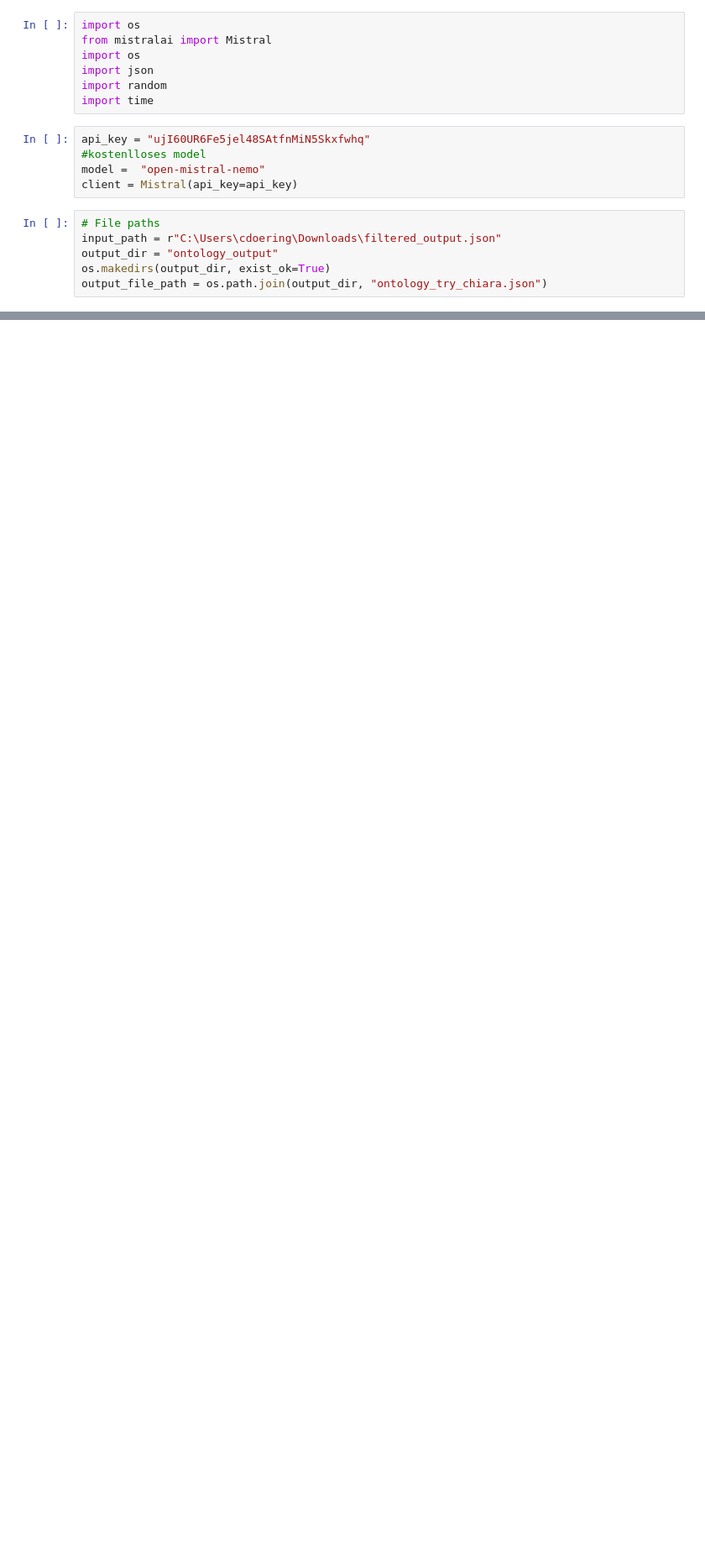
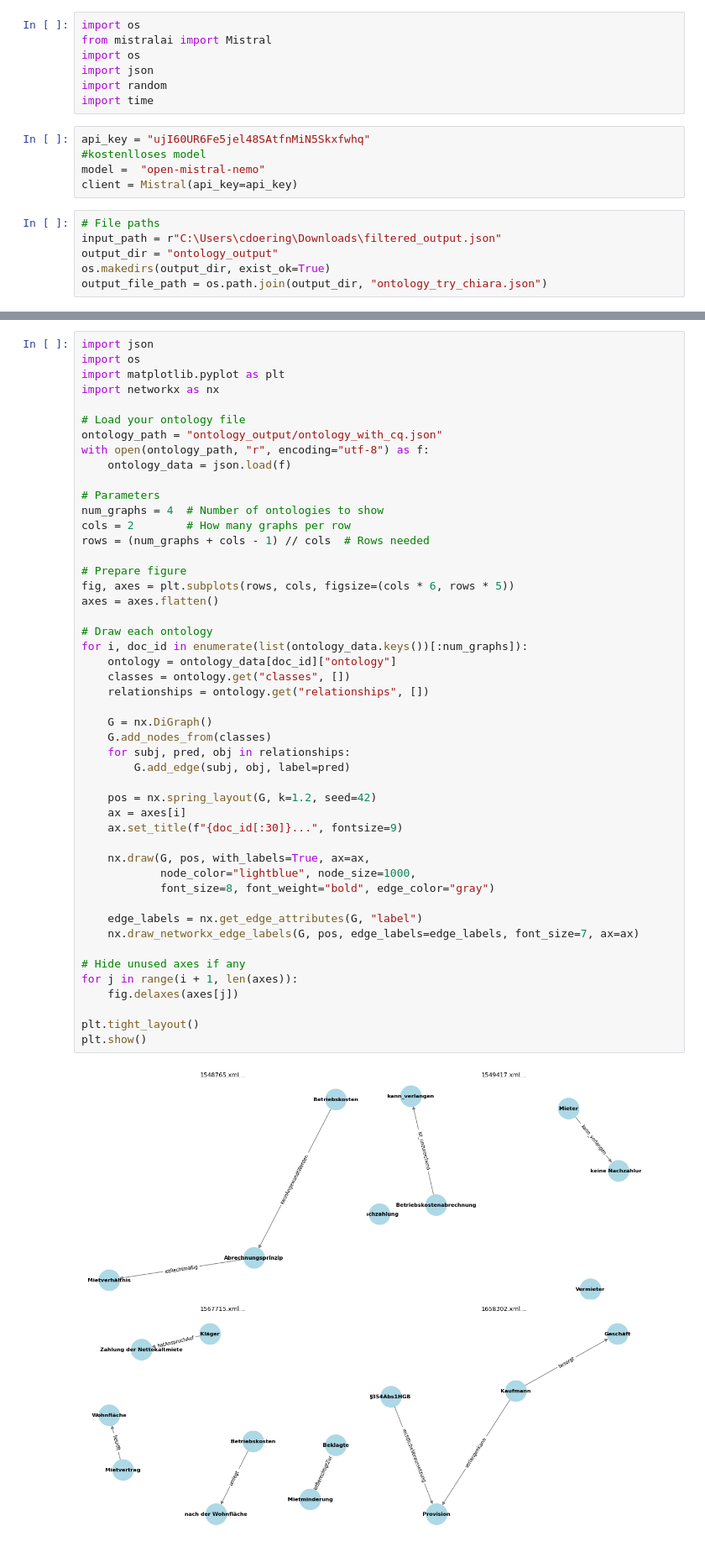
Before and after one commit to fabianstrue/CapstoneDATEV25, a Jupyter notebook: generate_ontology.ipynb, the cells around one changed output, grey strips where cells are left out. Shown at 84% size. Cells and saved outputs as stored; diff of their text form; blank space fills up the shorter version.

Commit message:
Ontology Aktualisierung+Visualisierung

```diff
--- a/generate_ontology.ipynb
+++ b/generate_ontology.ipynb
@@ -259,3 +209,53 @@ print("✅ Ontology extraction with competency questions completed.")
 ✅ Ontology extracted for 1568706.xml
 ✅ Ontology extracted for 1535555.xml
 ✅ Ontology extraction with competency questions completed.
+# %%
+import json
+import os
+import matplotlib.pyplot as plt
+import networkx as nx
+
+# Load your ontology file
+ontology_path = "ontology_output/ontology_with_cq.json"
+with open(ontology_path, "r", encoding="utf-8") as f:
+    ontology_data = json.load(f)
+
+# Parameters
+num_graphs = 4  # Number of ontologies to show
+cols = 2        # How many graphs per row
+rows = (num_graphs + cols - 1) // cols  # Rows needed
+
+# Prepare figure
+fig, axes = plt.subplots(rows, cols, figsize=(cols * 6, rows * 5))
+axes = axes.flatten()
+
+# Draw each ontology
+for i, doc_id in enumerate(list(ontology_data.keys())[:num_graphs]):
+    ontology = ontology_data[doc_id]["ontology"]
+    classes = ontology.get("classes", [])
+    relationships = ontology.get("relationships", [])
+
+    G = nx.DiGraph()
+    G.add_nodes_from(classes)
+    for subj, pred, obj in relationships:
+        G.add_edge(subj, obj, label=pred)
+
+    pos = nx.spring_layout(G, k=1.2, seed=42)
+    ax = axes[i]
+    ax.set_title(f"{doc_id[:30]}...", fontsize=9)
+
+    nx.draw(G, pos, with_labels=True, ax=ax,
+            node_color="lightblue", node_size=1000,
+            font_size=8, font_weight="bold", edge_color="gray")
+
+    edge_labels = nx.get_edge_attributes(G, "label")
+    nx.draw_networkx_edge_labels(G, pos, edge_labels=edge_labels, font_size=7, ax=ax)
+
+# Hide unused axes if any
+for j in range(i + 1, len(axes)):
+    fig.delaxes(axes[j])
+
+plt.tight_layout()
+plt.show()
+# %% [output]
+[figure, added]
```
Also changed, not shown: parts of 2 cells of this notebook, 2 other files.
